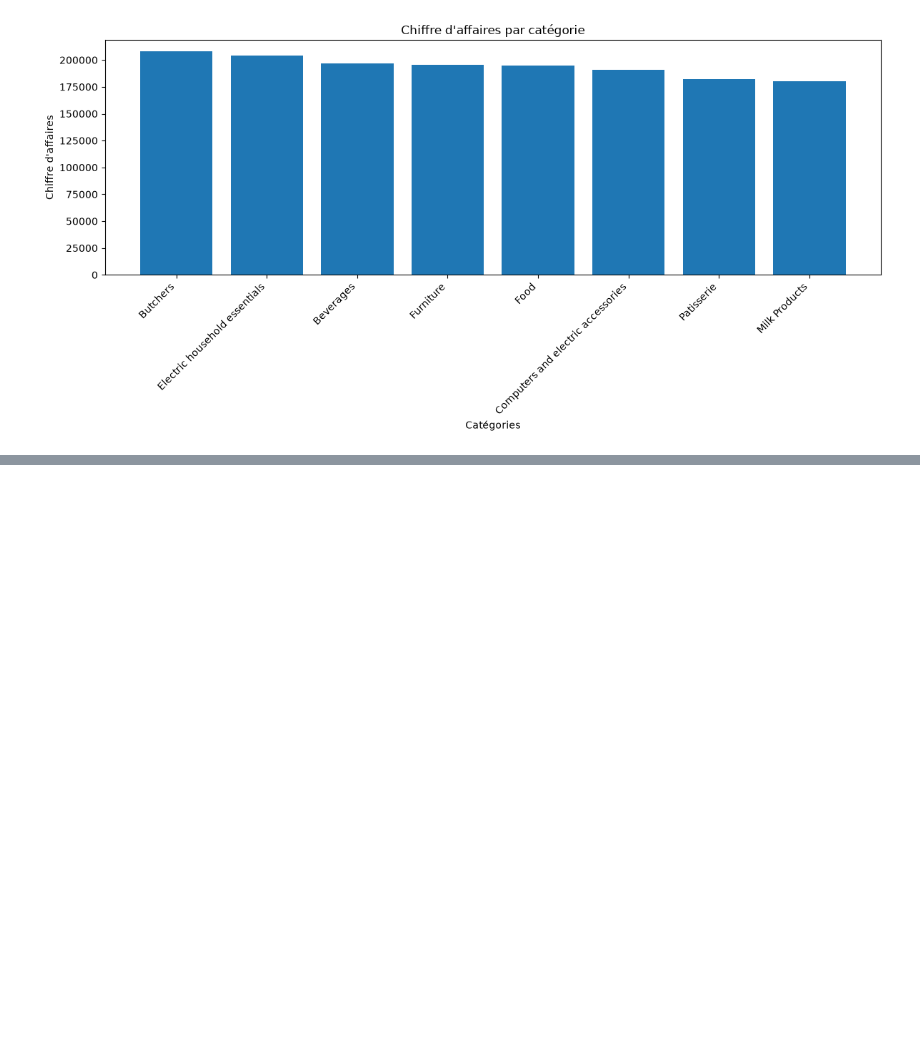
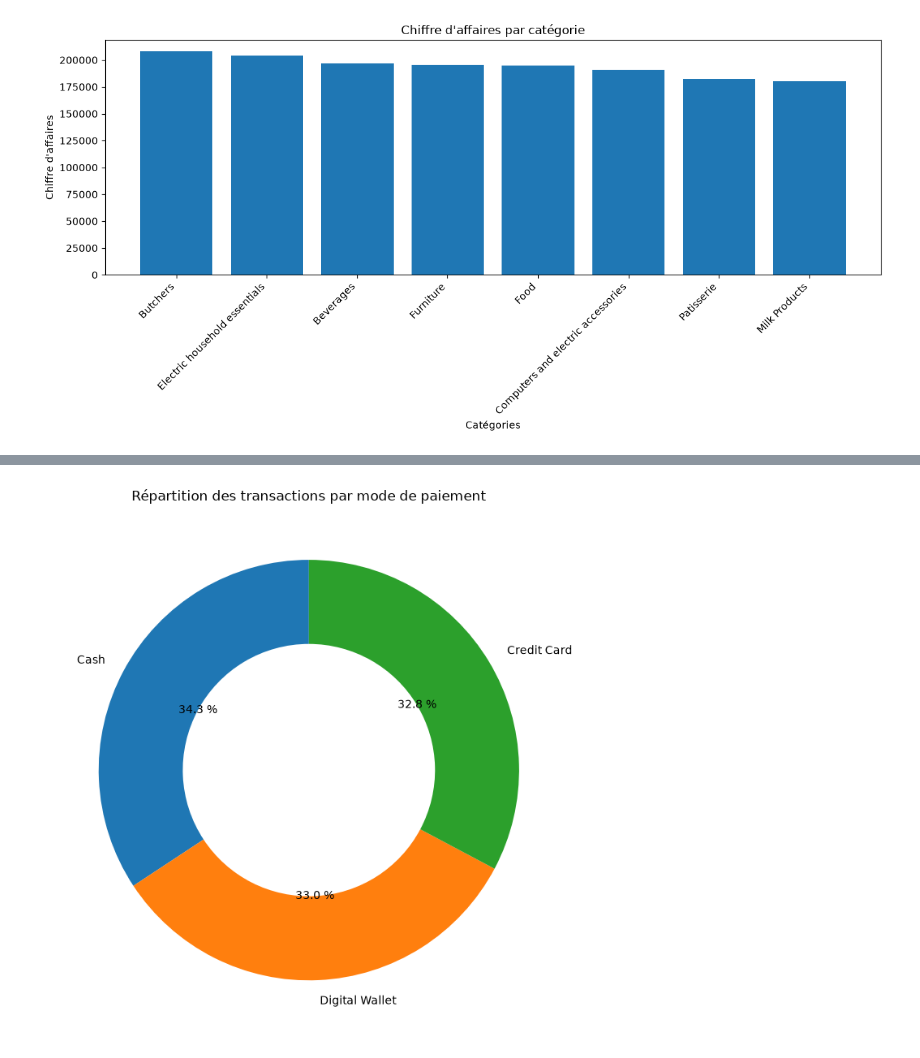
Before and after one commit to feriel-web/analyse-Retail-Store-Sales, a Jupyter notebook: projet-analyse/notebooks/03_analyse.ipynb, the cells around one changed output, grey strips where cells are left out. Drawn from its saved outputs; the diff is of its cells as text; code cells hidden in the pictures; blank space fills up the shorter version.

```diff
--- a/projet-analyse/notebooks/03_analyse.ipynb
+++ b/projet-analyse/notebooks/03_analyse.ipynb
@@ -111,0 +165,15 @@ plt.show()
+# %%
+# Nombre de transactions, chiffre d'affaires et panier moyen par mode de paiement
+ventes_paiement = df.groupby("Payment Method").agg(
+    Nombre_transactions=("Transaction ID", "nunique"),
+    Chiffre_affaires=("Total Spent", "sum"),
+    Panier_moyen=("Total Spent", "mean")
+).sort_values("Chiffre_affaires", ascending=False)
+
+# Part de chaque mode dans le total des transactions
+ventes_paiement["Part_transactions_%"] = (
+    ventes_paiement["Nombre_transactions"]
+    / ventes_paiement["Nombre_transactions"].sum() * 100
+).round(1)
+
+display(ventes_paiement.round(2))
@@ -111,0 +186,17 @@ plt.show()
+# %%
+plt.figure(figsize=(7, 7))
+plt.pie(
+    ventes_paiement["Nombre_transactions"],
+    labels=ventes_paiement.index,
+    autopct="%1.1f %%",
+    startangle=90,
+    wedgeprops={"width": 0.4}
+)
+
+plt.title("Répartition des transactions par mode de paiement")
+plt.tight_layout()
+
+plt.savefig("../figures/repartition_modes_paiement.png", dpi=300, bbox_inches="tight")
+plt.show()
+# %% [output]
+[figure, added]
```
Also changed, not shown: parts of 21 cells of this notebook, 8 other files.
